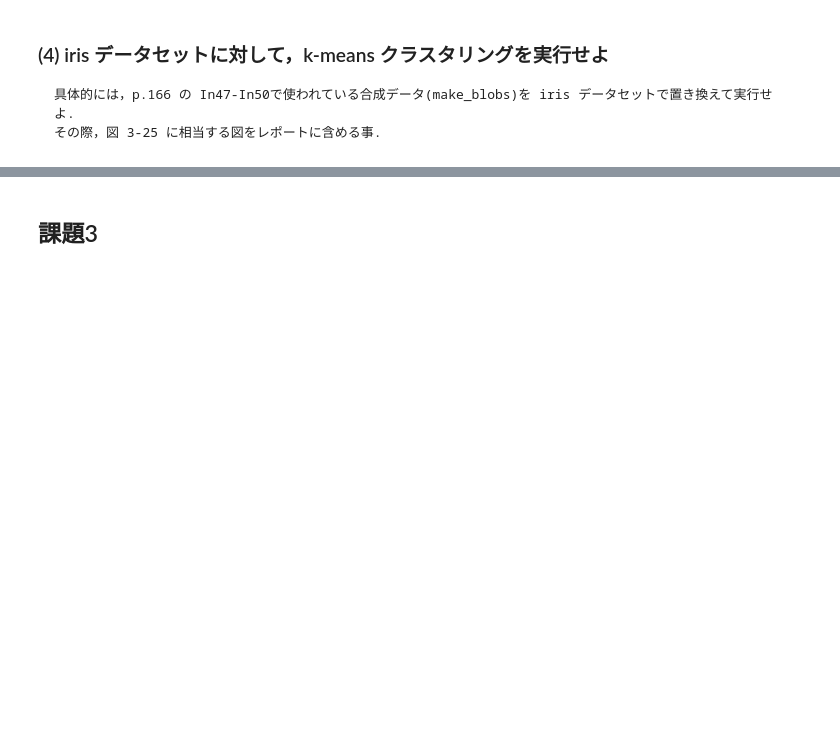
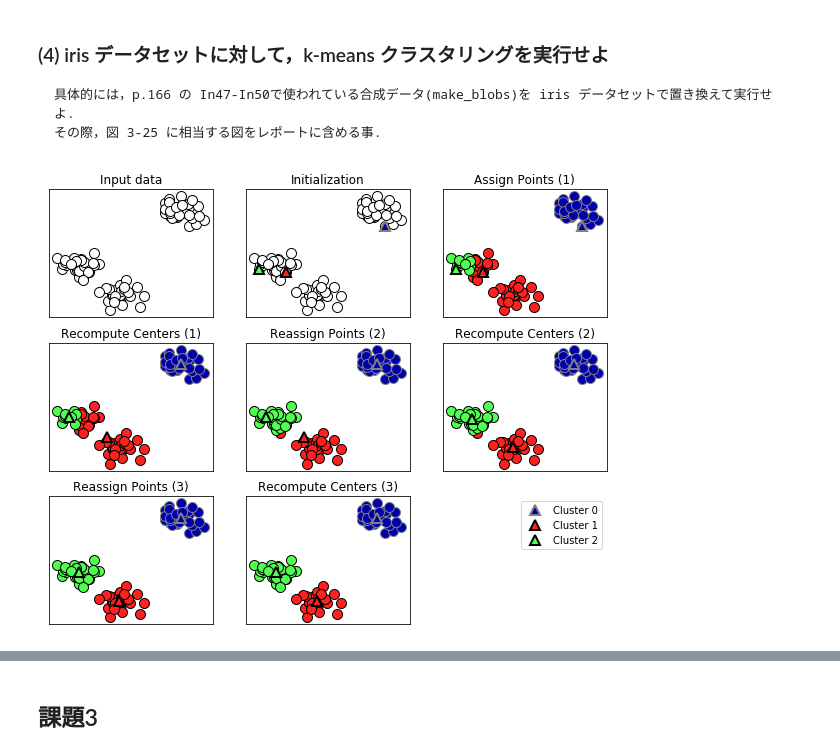
Before and after one commit to KiichiSugihara/MachineLearningTraining, a Jupyter notebook: kadai_03.ipynb, the cells around one changed output, grey strips where cells are left out. Drawn from its saved outputs; the diff is of its cells as text; code cells hidden in the pictures; blank space fills up the shorter version.

```diff
--- a/kadai_03.ipynb
+++ b/kadai_03.ipynb
@@ -160,3 +160,7 @@ Text(0.5,0,'t-SNE feature 1')
 ### (4) iris データセットに対して，k-means クラスタリングを実行せよ
 	具体的には，p.166 の In47-In50で使われている合成データ(make_blobs)を iris データセットで置き換えて実行せよ.
 	その際，図 3-25 に相当する図をレポートに含める事.
+# %%
+mglearn.plots.plot_kmeans_algorithm()
+# %% [output]
+[figure, added]
```
Also changed, not shown: parts of 5 cells of this notebook.
